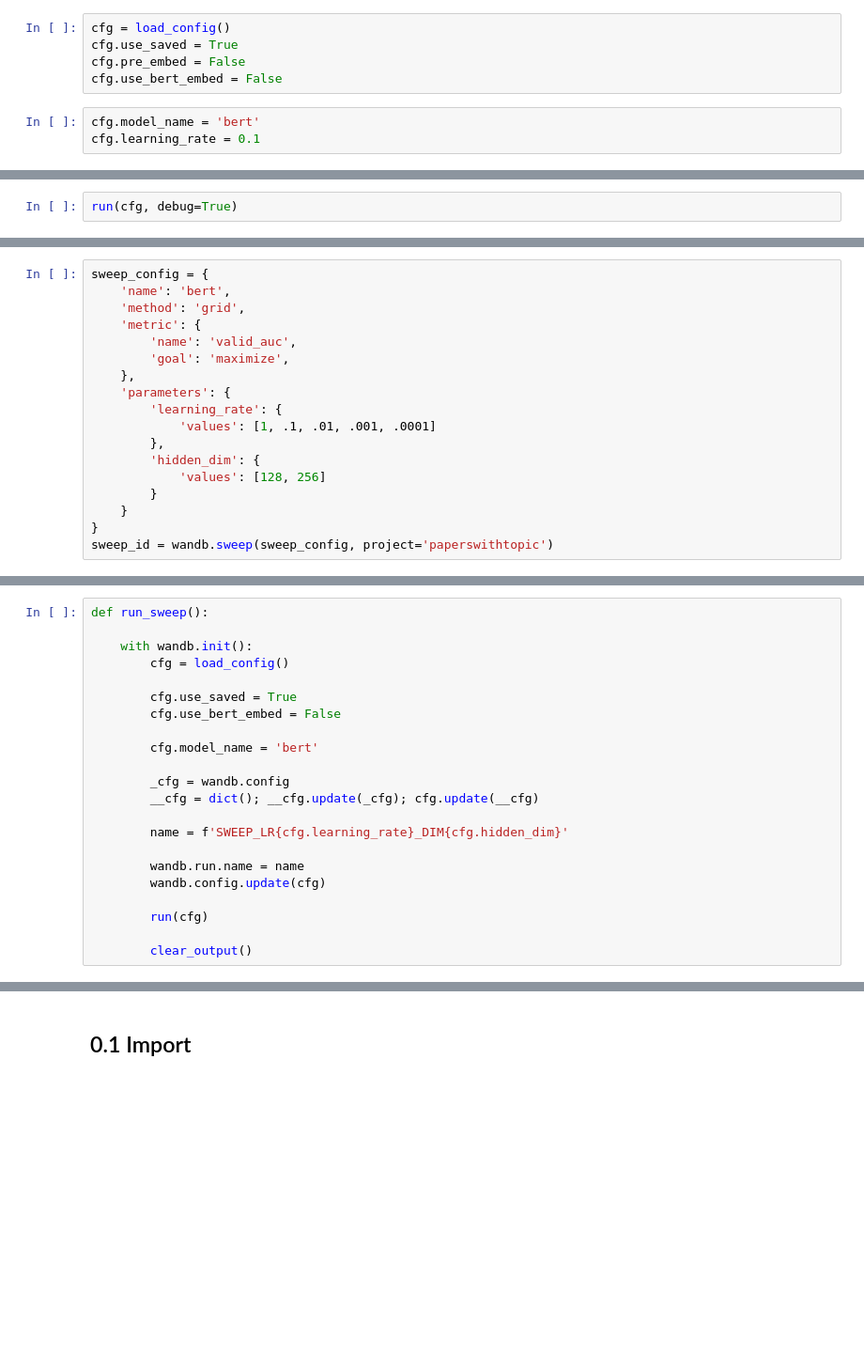
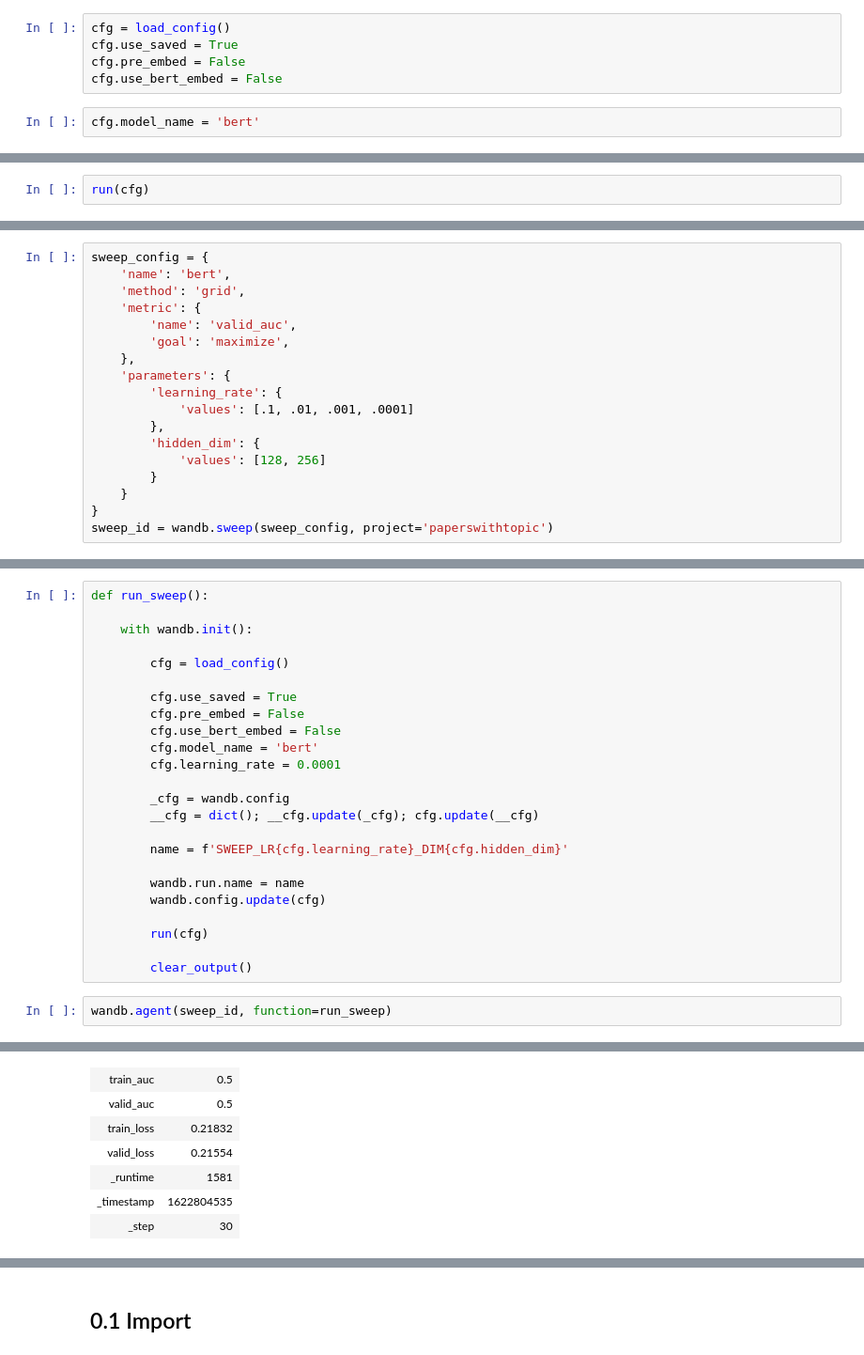
Before and after one commit to 1pha/paperswithtopic, a Jupyter notebook: testbed_eda_ml.ipynb, the cells around one changed output, grey strips where cells are left out. Shown: that part at 94% size. Drawn from its saved outputs; the diff is of its cells as text; blank space fills up the shorter version.

```diff
--- a/testbed_eda_ml.ipynb
+++ b/testbed_eda_ml.ipynb
@@ -15,7 +17,6 @@ cfg.pre_embed = False
 cfg.use_bert_embed = False
 # %%
 cfg.model_name = 'bert'
-cfg.learning_rate = 0.1
 # %%
 wandb.login()
 wandb.init(project='paperswithtopic', name='bert')
@@ -25,2 +32,2 @@ wandb: Currently logged in as: 1pha (use `wandb login --relogin` to force relogi
 # %%
-run(cfg, debug=True)
+run(cfg)
@@ -38,7 +78,7 @@ sweep_config = {
     },
     'parameters': {
         'learning_rate': {
-            'values': [1, .1, .01, .001, .0001]
+            'values': [.1, .01, .001, .0001]
         },
         'hidden_dim': {
             'values': [128, 256]
@@ -54,12 +94,14 @@ Sweep URL: https://wandb.ai/1pha/paperswithtopic/sweeps/6aud15s6
 def run_sweep():
 
     with wandb.init():
+
         cfg = load_config()
 
         cfg.use_saved = True
+        cfg.pre_embed = False
         cfg.use_bert_embed = False
-
         cfg.model_name = 'bert'
+        cfg.learning_rate = 0.0001
 
         _cfg = wandb.config
         __cfg = dict(); __cfg.update(_cfg); cfg.update(__cfg)
@@ -72,3 +114,6 @@ def run_sweep():
         run(cfg)
 
         clear_output()
+# %%
+wandb.agent(sweep_id, function=run_sweep)
+# %% [output]
@@ -74,0 +160,7 @@ def run_sweep():
+| train_auc | 0.5 |
+| valid_auc | 0.5 |
+| train_loss | 0.21832 |
+| valid_loss | 0.21554 |
+| _runtime | 1581 |
+| _timestamp | 1622804535 |
+| _step | 30 |
```
Also changed, not shown: parts of 12 cells of this notebook, 6 other files.
